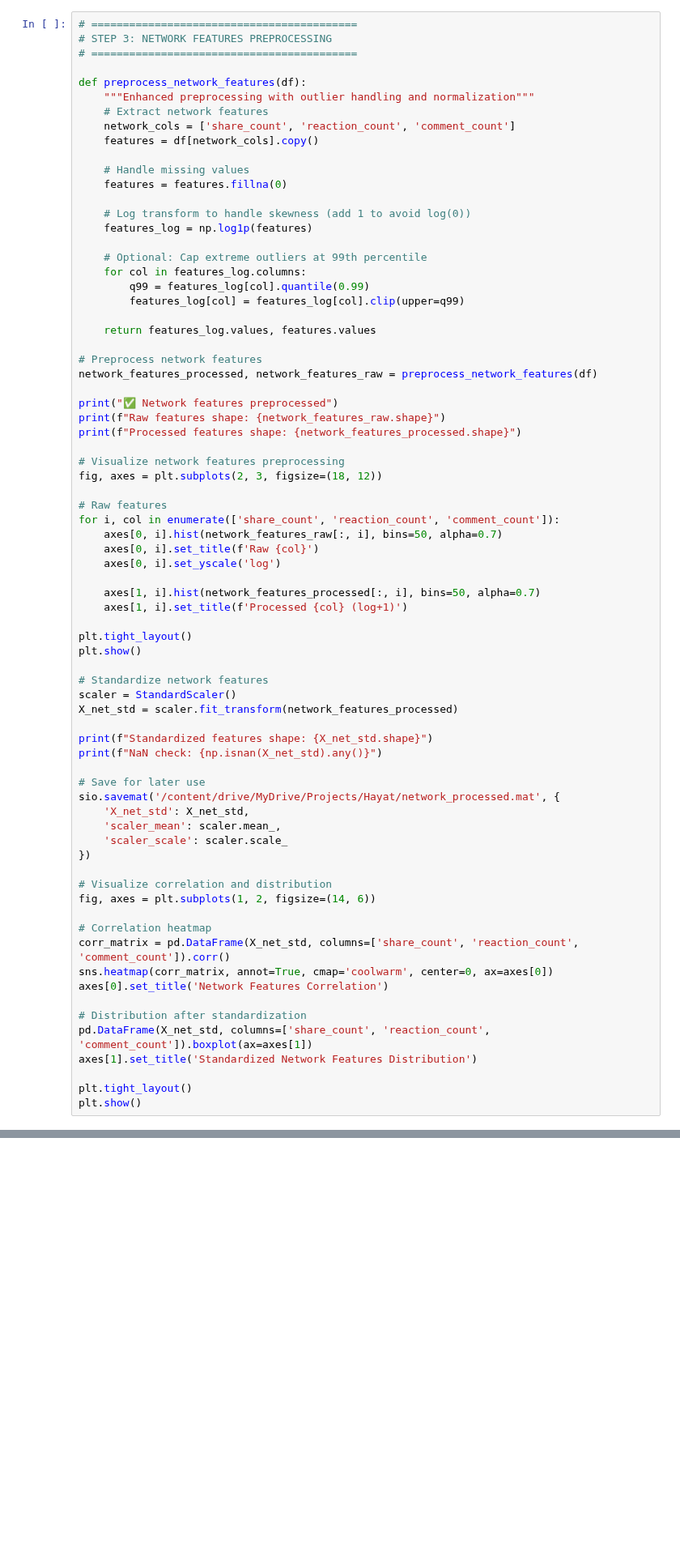
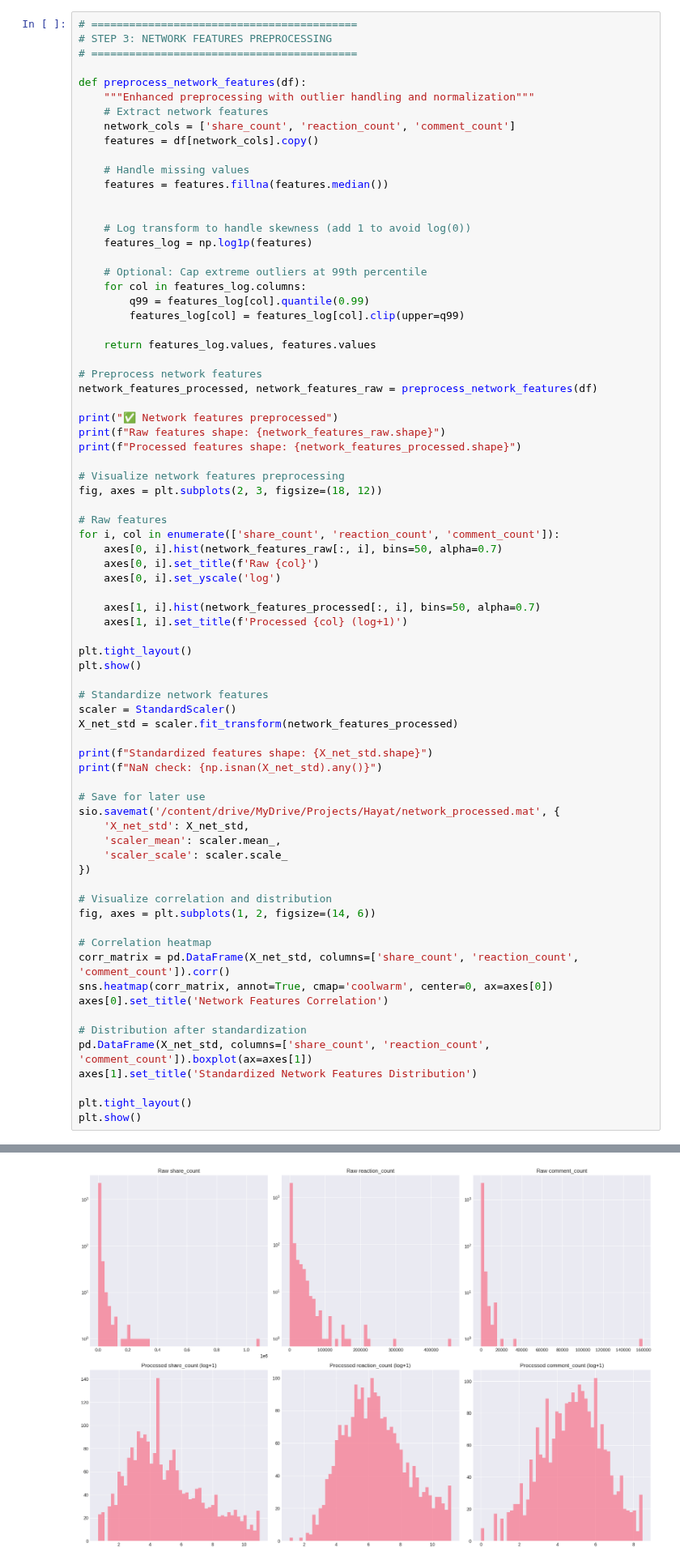
Before and after one commit to fjadidi2001/fake_news_detection, a Jupyter notebook: fake_news_detection_GAB.ipynb, the cells around one changed output, grey strips where cells are left out. Shown at 81% size. Saved outputs shown, nothing was run; the diff lists cells and outputs as text; blank space fills up the shorter version.

```diff
--- a/fake_news_detection_GAB.ipynb
+++ b/fake_news_detection_GAB.ipynb
@@ -121,7 +121,8 @@ def preprocess_network_features(df):
     features = df[network_cols].copy()
 
     # Handle missing values
-    features = features.fillna(0)
+    features = features.fillna(features.median())
+
 
     # Log transform to handle skewness (add 1 to avoid log(0))
     features_log = np.log1p(features)
@@ -183,3 +184,4 @@ axes[1].set_title('Standardized Network Features Distribution')
 
 plt.tight_layout()
 plt.show()
+# %% [output]
@@ -185,0 +191 @@ plt.show()
+[figure, added]
```
Also changed, not shown: parts of 1 cell of this notebook.
